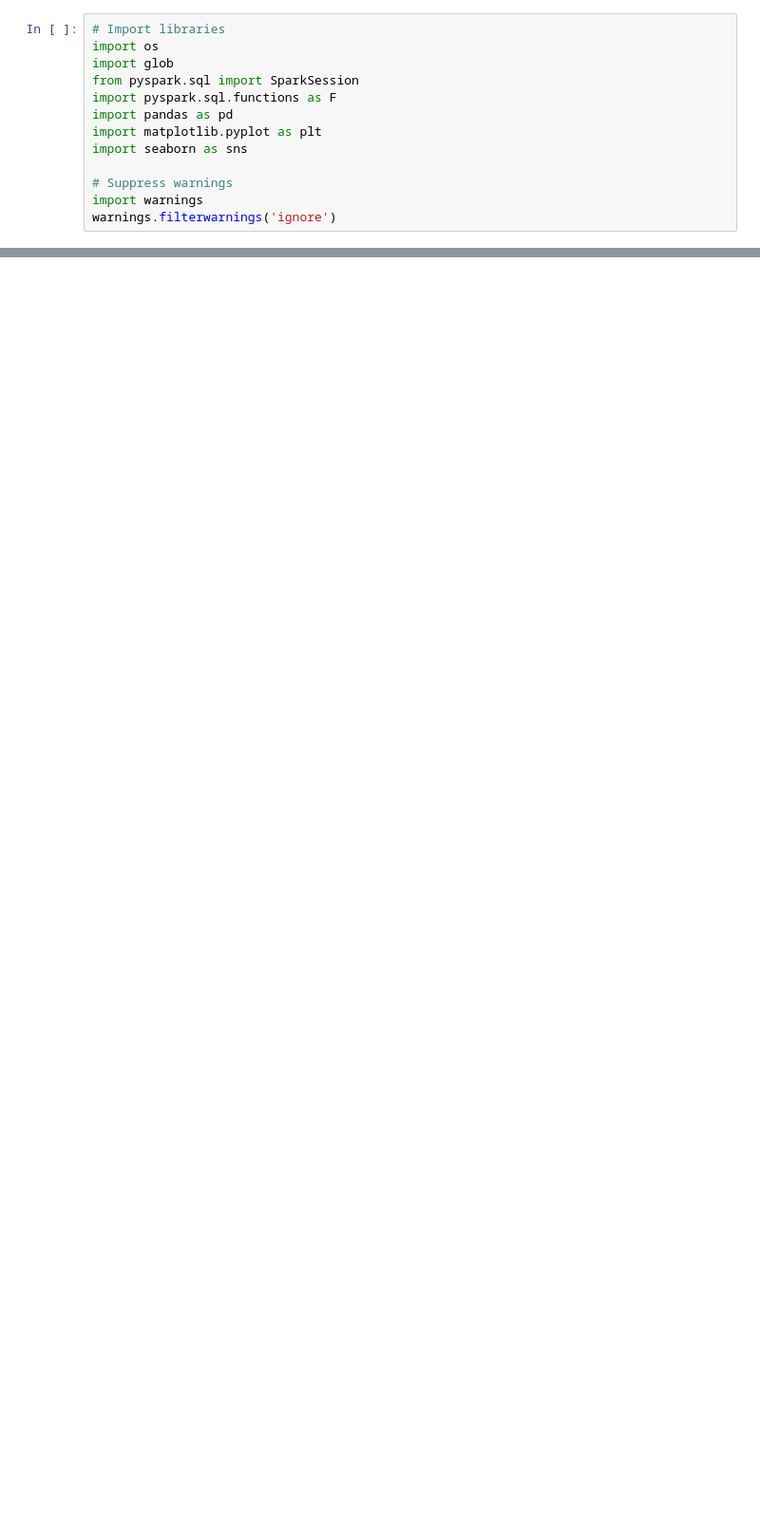
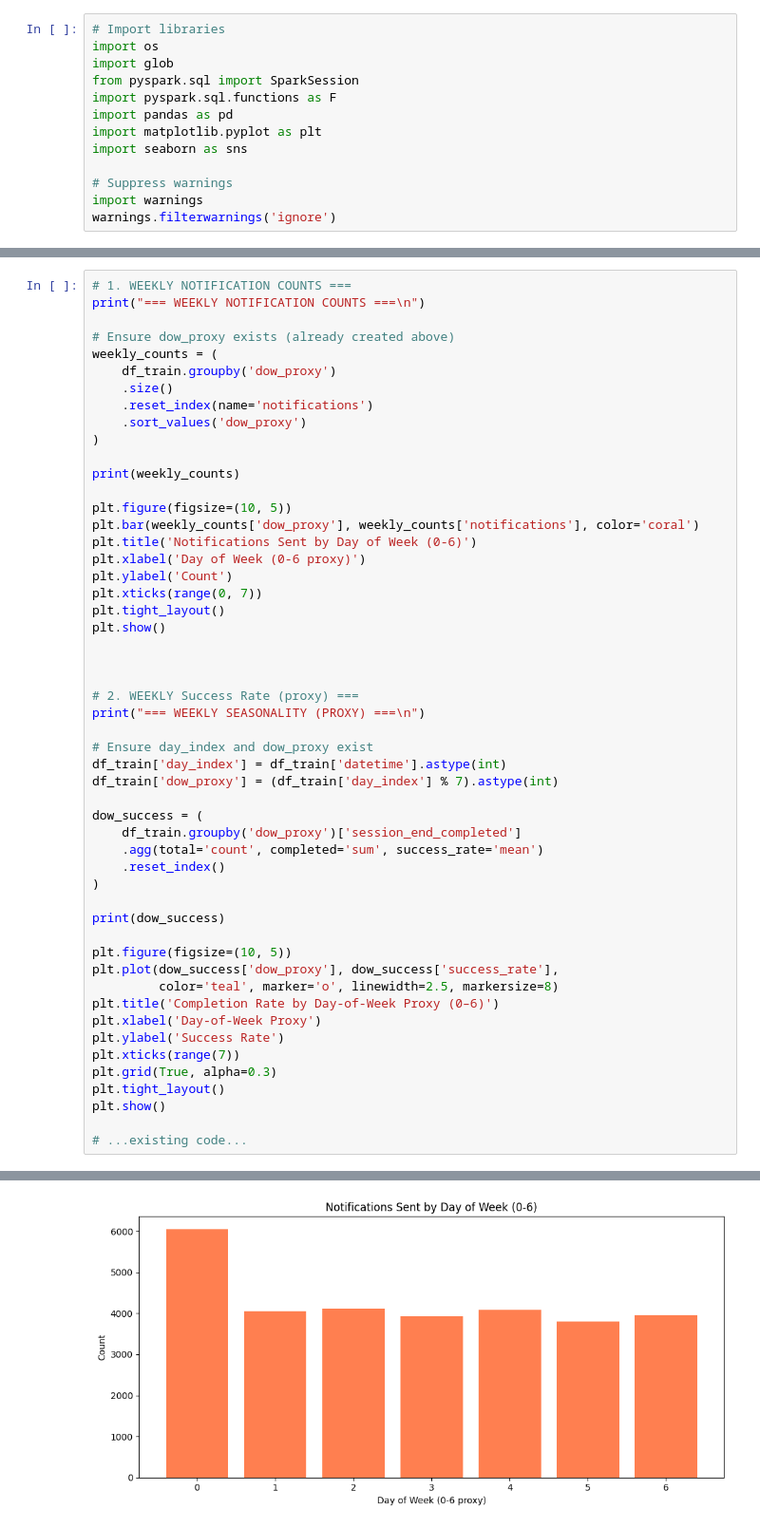
Before and after one commit to lab-hu/datathon-duolingo, a Jupyter notebook: analysis.ipynb, the cells around one changed output, grey strips where cells are left out. Shown at 95% size. Drawn from its saved outputs; the diff is of its cells as text; blank space fills up the shorter version.

```diff
--- a/analysis.ipynb
+++ b/analysis.ipynb
@@ -313,0 +558,53 @@ Non-completion rate (False): 85.92%
+# %%
+# 1. WEEKLY NOTIFICATION COUNTS ===
+print("=== WEEKLY NOTIFICATION COUNTS ===\n")
+
+# Ensure dow_proxy exists (already created above)
+weekly_counts = (
+    df_train.groupby('dow_proxy')
+    .size()
+    .reset_index(name='notifications')
+    .sort_values('dow_proxy')
+)
+
+print(weekly_counts)
+
+plt.figure(figsize=(10, 5))
+plt.bar(weekly_counts['dow_proxy'], weekly_counts['notifications'], color='coral')
+plt.title('Notifications Sent by Day of Week (0-6)')
+plt.xlabel('Day of Week (0-6 proxy)')
+plt.ylabel('Count')
+plt.xticks(range(0, 7))
+plt.tight_layout()
+plt.show()
+
+
+
+# 2. WEEKLY Success Rate (proxy) ===
+print("=== WEEKLY SEASONALITY (PROXY) ===\n")
+
+# Ensure day_index and dow_proxy exist
+df_train['day_index'] = df_train['datetime'].astype(int)
+df_train['dow_proxy'] = (df_train['day_index'] % 7).astype(int)
+
+dow_success = (
+    df_train.groupby('dow_proxy')['session_end_completed']
+    .agg(total='count', completed='sum', success_rate='mean')
+    .reset_index()
+)
+
+print(dow_success)
+
+plt.figure(figsize=(10, 5))
+plt.plot(dow_success['dow_proxy'], dow_success['success_rate'],
+         color='teal', marker='o', linewidth=2.5, markersize=8)
+plt.title('Completion Rate by Day-of-Week Proxy (0–6)')
+plt.xlabel('Day-of-Week Proxy')
+plt.ylabel('Success Rate')
+plt.xticks(range(7))
+plt.grid(True, alpha=0.3)
+plt.tight_layout()
+plt.show()
+
+# ...existing code...
+# %% [output]
@@ -313,0 +621 @@ Non-completion rate (False): 85.92%
+[figure, added]
```
Also changed, not shown: parts of 56 cells of this notebook.
